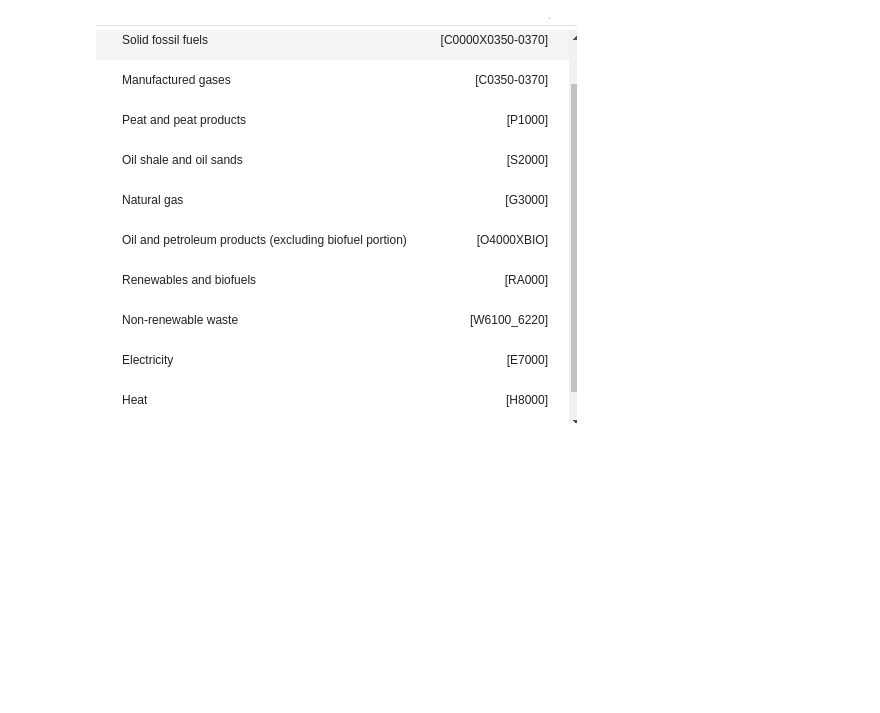
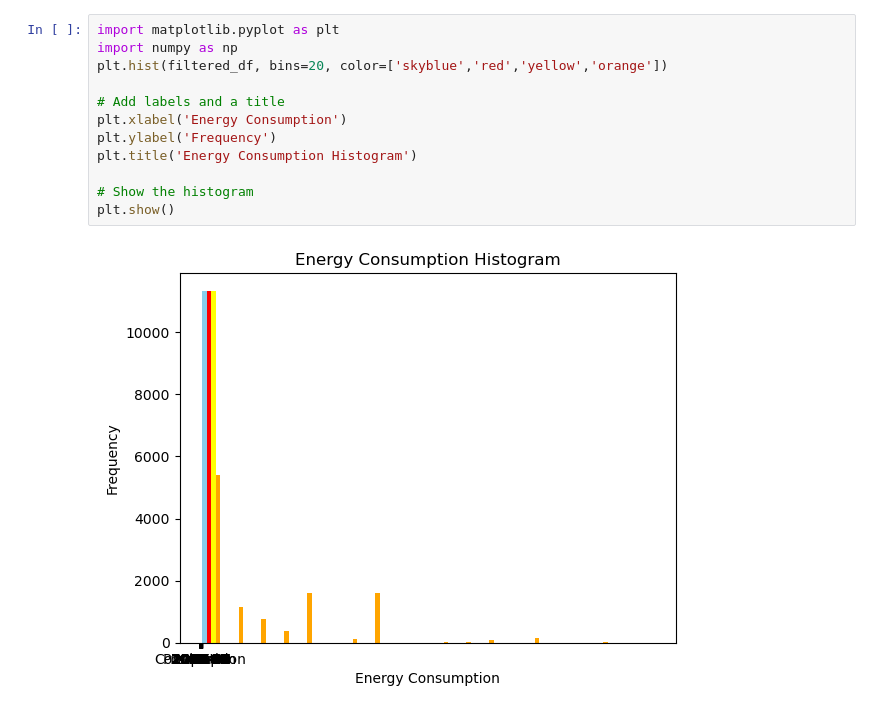
Before and after one commit to CaspervanWetten/DataDetectives, a Jupyter notebook: notebook/EUROSTAT.ipynb, the cells around one changed output. Cells and saved outputs as stored; diff of their text form; blank space fills up the shorter version.

Commit message:
compare energyconsumption
compare both datasets of energyconsumptions

```diff
--- a/notebook/EUROSTAT.ipynb
+++ b/notebook/EUROSTAT.ipynb
@@ -26,5 +94,17 @@ True
-# %% [markdown]
-![image.png](attachment:220a18f3-ee64-49b7-93bc-d94a70925af3.png)
+# %%
+import matplotlib.pyplot as plt
+import numpy as np
+plt.hist(filtered_df, bins=20, color=['skyblue','red','yellow','orange'])
+
+# Add labels and a title
+plt.xlabel('Energy Consumption')
+plt.ylabel('Frequency')
+plt.title('Energy Consumption Histogram')
+
+# Show the histogram
+plt.show()
+# %% [output]
+[figure, added]
 # %%
 import eurostat as es
 import pandas as pd
```
Also changed, not shown: parts of 5 cells of this notebook, 7 other files.
